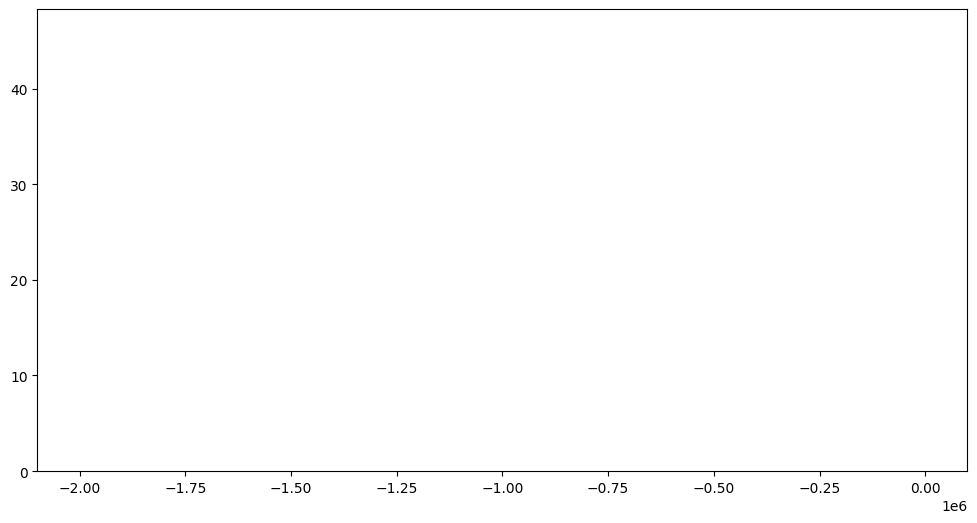
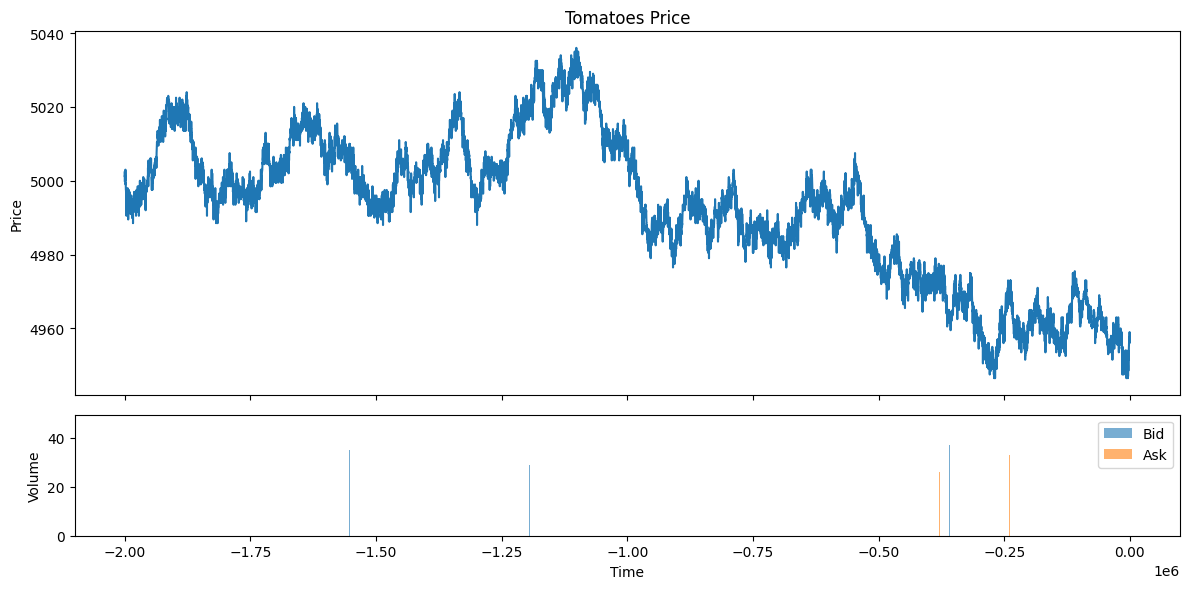
The notebook cell's code change between the first figure and the second:
--- before
+++ after
@@ -1,3 +1,22 @@
-plt.figure(figsize=(12, 6))
-plt.bar(tom_prices["global_time"], tom_prices["bid_volume"])
+import matplotlib.pyplot as plt
+
+fig, (ax_price, ax_vol) = plt.subplots(
+    2, 1, figsize=(12,6), sharex=True,
+    gridspec_kw={'height_ratios': [3, 1]}
+)
+
+# --- PRICE (top) ---
+ax_price.plot(tom_prices["global_time"], tom_prices["mid_price"])
+ax_price.set_title("Tomatoes Price")
+ax_price.set_ylabel("Price")
+
+# --- VOLUME (bottom) ---
+ax_vol.bar(tom_prices["global_time"], tom_prices["bid_volume"], label="Bid", alpha=0.6)
+ax_vol.bar(tom_prices["global_time"], tom_prices["ask_volume"], label="Ask", alpha=0.6)
+
+ax_vol.set_ylabel("Volume")
+ax_vol.set_xlabel("Time")
+ax_vol.legend()
+
+plt.tight_layout()
 plt.show()

Commit: with rnd_1_bot3.py